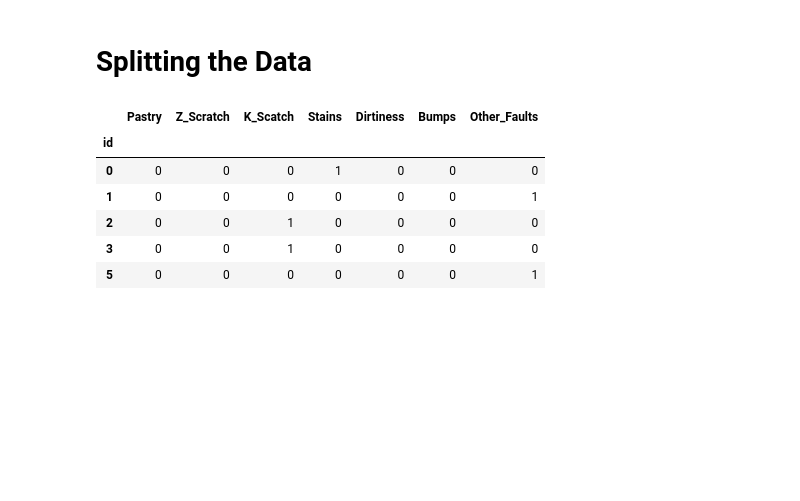
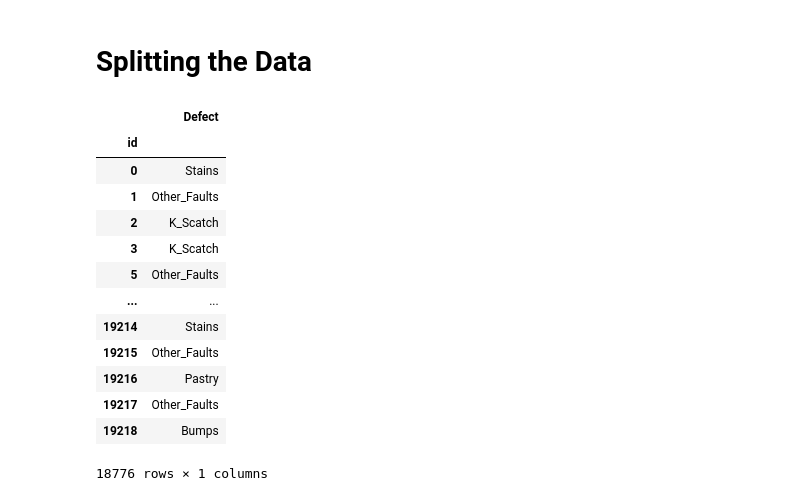
Before and after one commit to aniruddhappatil/Steel-Plate-Defect-Prediction, a Jupyter notebook: Steel Plate Defect Prediction.ipynb, the cells around one changed output. Cells and saved outputs as stored; diff of their text form; code cells hidden in the pictures; blank space fills up the shorter version.

```diff
--- a/Steel Plate Defect Prediction.ipynb
+++ b/Steel Plate Defect Prediction.ipynb
@@ -252,16 +271,29 @@ plt.show()
 # %%
 target_cols = pd.DataFrame()
 target_cols[["Pastry","Z_Scratch","K_Scatch","Stains","Dirtiness","Bumps","Other_Faults"]] = train[["Pastry","Z_Scratch","K_Scatch","Stains","Dirtiness","Bumps","Other_Faults"]]
 
-# Drop copied columns from df1
+target_cols['Defect'] = np.where(target_cols['Pastry']==1, 'Pastry',
+                        np.where(target_cols['Z_Scratch']==1, 'Z_Scratch',
+                        np.where(target_cols['K_Scatch']==1, 'K_Scatch',
+                        np.where(target_cols['Stains']==1, 'Stains',
+                        np.where(target_cols['Dirtiness']==1, 'Dirtiness',
+                        np.where(target_cols['Bumps']==1, 'Bumps', 'Other_Faults'))))))
+
+target_cols.drop(columns=["Pastry","Z_Scratch","K_Scatch","Stains","Dirtiness","Bumps","Other_Faults"], inplace=True)
 train.drop(columns=["Pastry","Z_Scratch","K_Scatch","Stains","Dirtiness","Bumps","Other_Faults"], inplace=True)
+target_cols
+# %% [output]
+|  | Defect |
+| id |  |
+| 0 | Stains |
+| 1 | Other_Faults |
+| 2 | K_Scatch |
+| 3 | K_Scatch |
+| 5 | Other_Faults |
+| ... | ... |
+| 19214 | Stains |
+| 19215 | Other_Faults |
+| 19216 | Pastry |
+| 19217 | Other_Faults |
+| 19218 | Bumps |
+18776 rows × 1 columns
-# %%
-target_cols.head()
-# %% [output]
-|  | Pastry | Z_Scratch | K_Scatch | Stains | Dirtiness | Bumps | Other_Faults |
-| id |  |  |  |  |  |  |  |
-| 0 | 0 | 0 | 0 | 1 | 0 | 0 | 0 |
-| 1 | 0 | 0 | 0 | 0 | 0 | 0 | 1 |
-| 2 | 0 | 0 | 1 | 0 | 0 | 0 | 0 |
-| 3 | 0 | 0 | 1 | 0 | 0 | 0 | 0 |
-| 5 | 0 | 0 | 0 | 0 | 0 | 0 | 1 |
```
Also changed, not shown: parts of 19 cells of this notebook.
